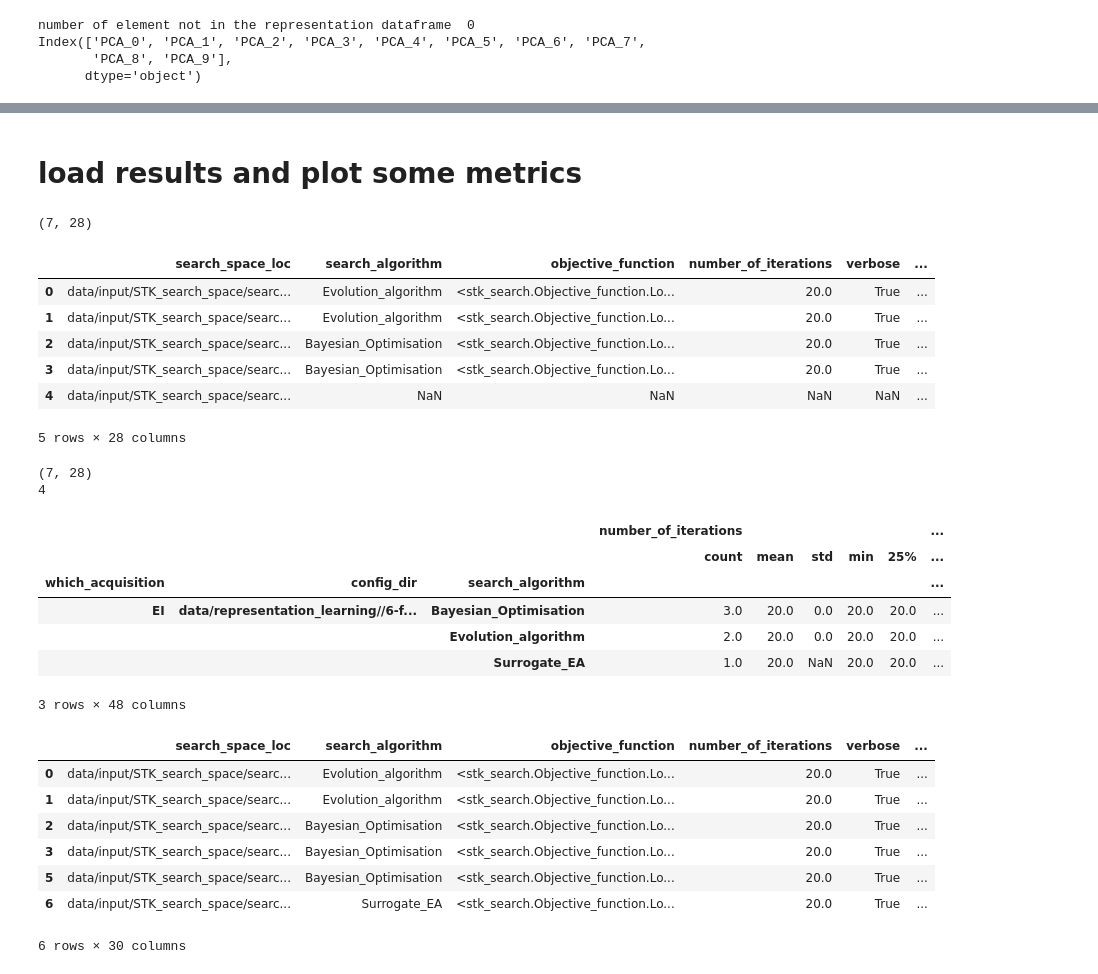
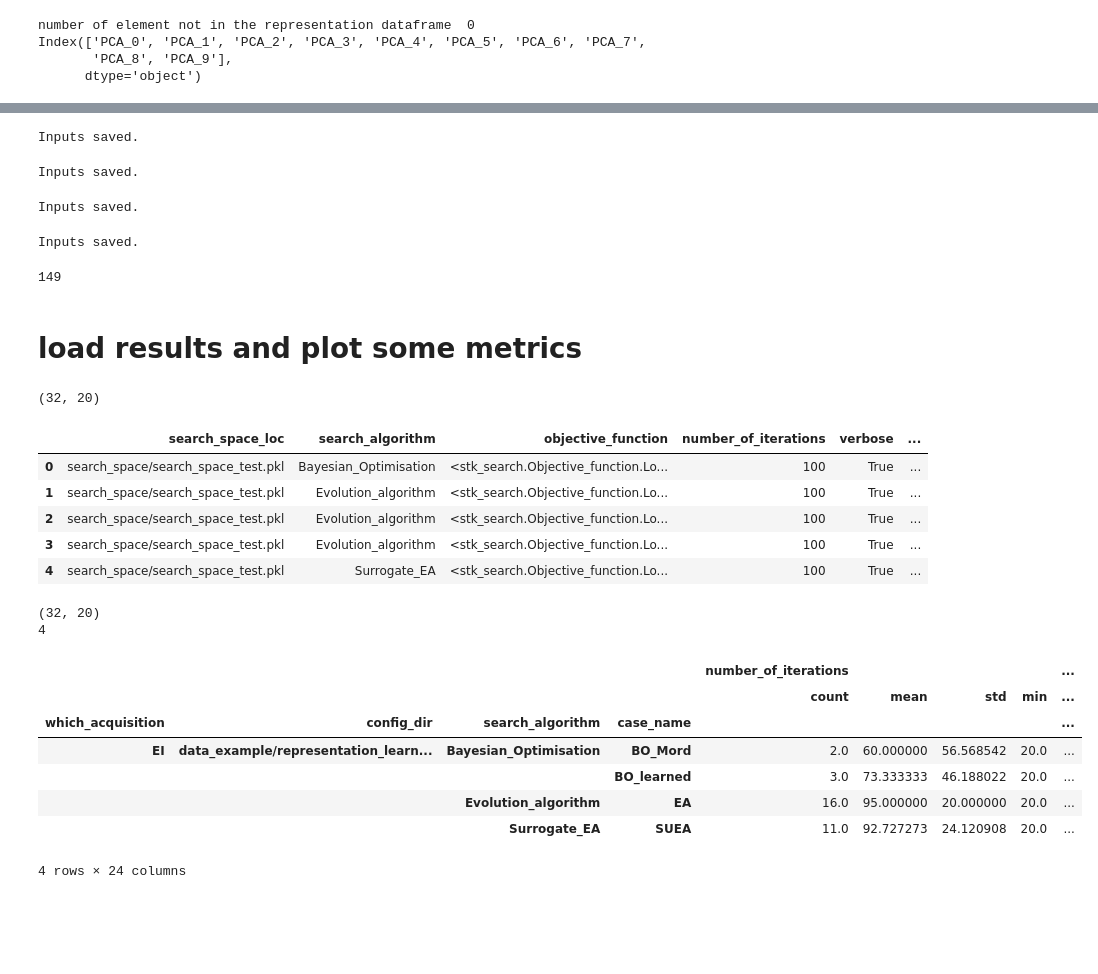
Before and after one commit to mohammedazzouzi15/STK_search, a Jupyter notebook: Example_notebooks/2_run_search_exp.ipynb, the cells around one changed output, grey strips where cells are left out. Drawn from its saved outputs; the diff is of its cells as text; code cells hidden in the pictures; blank space fills up the shorter version.

```diff
--- a/Example_notebooks/2_run_search_exp.ipynb
+++ b/Example_notebooks/2_run_search_exp.ipynb
@@ -22,11 +15,10 @@ os.makedirs('data/output/search_experiment/search_exp_database', exist_ok=True)
 # %%
 # load Search space and check conditions
 import pickle
-search_space_loc = "data/input/STK_search_space/search_space_test.pkl"
+search_space_loc = "search_space/search_space_test.pkl"
 
-save_dir = 'data/input/STK_search_space'
-id = 'test'
-SP = pickle.load(open(save_dir+f'/search_space_{id}.pkl', 'rb'))
+
+SP = pickle.load(open(search_space_loc, 'rb'))
 SP.update()
 print(SP.syntax)
 print(SP.conditions_list)
@@ -134,7 +121,7 @@ from stk_search.Representation import (
     Representation_3d_from_fragment,
 )
 
-df_representation_path = "data/Prescursor_data/df_mordred_10072024.pkl"
+df_representation_path = "data_example/precursor/df_mordred_24072024.pkl"
 df_representation = pd.read_pickle(df_representation_path)
 df_representation.dropna(axis=1, inplace=True)
 # check if the representation dataframe contains all the elements in teh search space
@@ -490,3 +288,20 @@ new fitness acquired: 0.2186507868518528
+# %%
+for _ in range(10):
+    define_and_run_search(search_algorithm=SUEA,case_name="SUEA")
+# %% [output]
+Inputs saved.
+Inputs saved.
+# %%
+for _ in range(5):
+    define_and_run_search(search_algorithm=BO_learned,case_name="BO_learned")
+# %% [output]
+Inputs saved.
+# %%
+for _ in range(5):
+    define_and_run_search(search_algorithm=BO_Mord,case_name="BO_Mord")
+# %% [output]
+Inputs saved.
+149
 # %% [markdown]
 # load results and plot some metrics
 # %%
@@ -499,7 +314,7 @@ def load_search_list(df):
     for index, row in df.iterrows():
         search_list.append(pickle.load(open(row['search_exp_file'], "rb")))
     return search_list
-save_path = f"data/output/search_experiment/search_exp_database"
+save_path = f"output/search_experiment/search_exp_database"
 json_files = glob.glob(f"{save_path}/*.json")
 list_json = []
 for json_file in json_files:
@@ -511,51 +326,39 @@ for json_file in json_files:
         print('error oppening',json_file)
 df = pd.DataFrame(list_json)
 df['search_exp_file'] = df['search_output_folder']+"/"+df['date']+"/results_"+df['run_search_name']+'.pkl'
-#df = df[~df['benchmark']]
 print(df.shape)
 df_all = df.copy()
 df_all.head()
 # %% [output]
-(7, 28)
+(32, 20)
 |  | search_space_loc | search_algorithm | objective_function | number_of_iterations | verbose | ... |
-| 0 | data/input/STK_search_space/searc... | Evolution_algorithm | <stk_search.Objective_function.Lo... | 20.0 | True | ... |
-| 1 | data/input/STK_search_space/searc... | Evolution_algorithm | <stk_search.Objective_function.Lo... | 20.0 | True | ... |
-| 2 | data/input/STK_search_space/searc... | Bayesian_Optimisation | <stk_search.Objective_function.Lo... | 20.0 | True | ... |
-| 3 | data/input/STK_search_space/searc... | Bayesian_Optimisation | <stk_search.Objective_function.Lo... | 20.0 | True | ... |
-| 4 | data/input/STK_search_space/searc... | NaN | NaN | NaN | NaN | ... |
+| 0 | search_space/search_space_test.pkl | Bayesian_Optimisation | <stk_search.Objective_function.Lo... | 100 | True | ... |
+| 1 | search_space/search_space_test.pkl | Evolution_algorithm | <stk_search.Objective_function.Lo... | 100 | True | ... |
+| 2 | search_space/search_space_test.pkl | Evolution_algorithm | <stk_search.Objective_function.Lo... | 100 | True | ... |
+| 3 | search_space/search_space_test.pkl | Evolution_algorithm | <stk_search.Objective_function.Lo... | 100 | True | ... |
+| 4 | search_space/search_space_test.pkl | Surrogate_EA | <stk_search.Objective_function.Lo... | 100 | True | ... |
-5 rows × 28 columns
 # %%
 num_iteration = 20
 num_elem_initialisation = 50
 oligomer_size = 6
 #df_filtered = df_all[df_all['num_iteration']==num_iteration]
 #df_filtered = df_filtered[df_filtered['num_elem_initialisation']==num_elem_initialisation]
 df_filtered = df_all[df_all['oligomer_size']==oligomer_size]
 print(df_filtered.shape)
-df_list = df_filtered.groupby(['which_acquisition','config_dir','search_algorithm'])
+df_list = df_filtered.groupby(['which_acquisition','config_dir','search_algorithm','case_name'])
 print(len(df_list))
-df_filtered.groupby(['which_acquisition','config_dir','search_algorithm']).describe()
+df_list.describe()
 # %% [output]
-(7, 28)
+(32, 20)
 4
-|  |  |  | number_of_iterations |  |  |  |  | ... |
-|  |  |  | count | mean | std | min | 25% | ... |
-| which_acquisition | config_dir | search_algorithm |  |  |  |  |  | ... |
-| EI | data/representation_learning//6-f... | Bayesian_Optimisation | 3.0 | 20.0 | 0.0 | 20.0 | 20.0 | ... |
-|  |  | Evolution_algorithm | 2.0 | 20.0 | 0.0 | 20.0 | 20.0 | ... |
-|  |  | Surrogate_EA | 1.0 | 20.0 | NaN | 20.0 | 20.0 | ... |
+|  |  |  |  | number_of_iterations |  |  |  | ... |
+|  |  |  |  | count | mean | std | min | ... |
+| which_acquisition | config_dir | search_algorithm | case_name |  |  |  |  | ... |
+| EI | data_example/representation_learn... | Bayesian_Optimisation | BO_Mord | 2.0 | 60.000000 | 56.568542 | 20.0 | ... |
+|  |  |  | BO_learned | 3.0 | 73.333333 | 46.188022 | 20.0 | ... |
+|  |  | Evolution_algorithm | EA | 16.0 | 95.000000 | 20.000000 | 20.0 | ... |
+|  |  | Surrogate_EA | SUEA | 11.0 | 92.727273 | 24.120908 | 20.0 | ... |
-3 rows × 48 columns
+4 rows × 24 columns
-# %%
-df
-# %% [output]
-|  | search_space_loc | search_algorithm | objective_function | number_of_iterations | verbose | ... |
-| 0 | data/input/STK_search_space/searc... | Evolution_algorithm | <stk_search.Objective_function.Lo... | 20.0 | True | ... |
-| 1 | data/input/STK_search_space/searc... | Evolution_algorithm | <stk_search.Objective_function.Lo... | 20.0 | True | ... |
-| 2 | data/input/STK_search_space/searc... | Bayesian_Optimisation | <stk_search.Objective_function.Lo... | 20.0 | True | ... |
-| 3 | data/input/STK_search_space/searc... | Bayesian_Optimisation | <stk_search.Objective_function.Lo... | 20.0 | True | ... |
-| 5 | data/input/STK_search_space/searc... | Bayesian_Optimisation | <stk_search.Objective_function.Lo... | 20.0 | True | ... |
-| 6 | data/input/STK_search_space/searc... | Surrogate_EA | <stk_search.Objective_function.Lo... | 20.0 | True | ... |
-6 rows × 30 columns
 # %%
 import pandas as pd
 def join_name(x):
```
Also changed, not shown: parts of 18 cells of this notebook, 27 other files.
